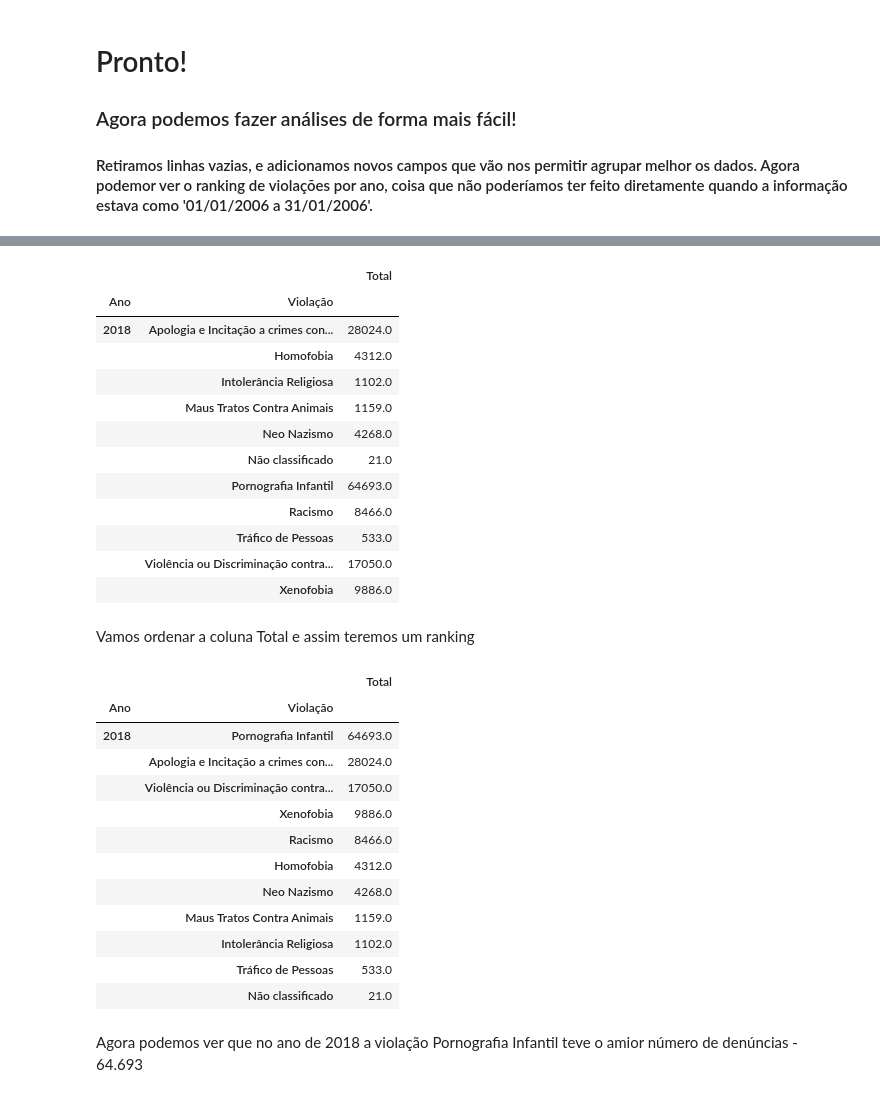
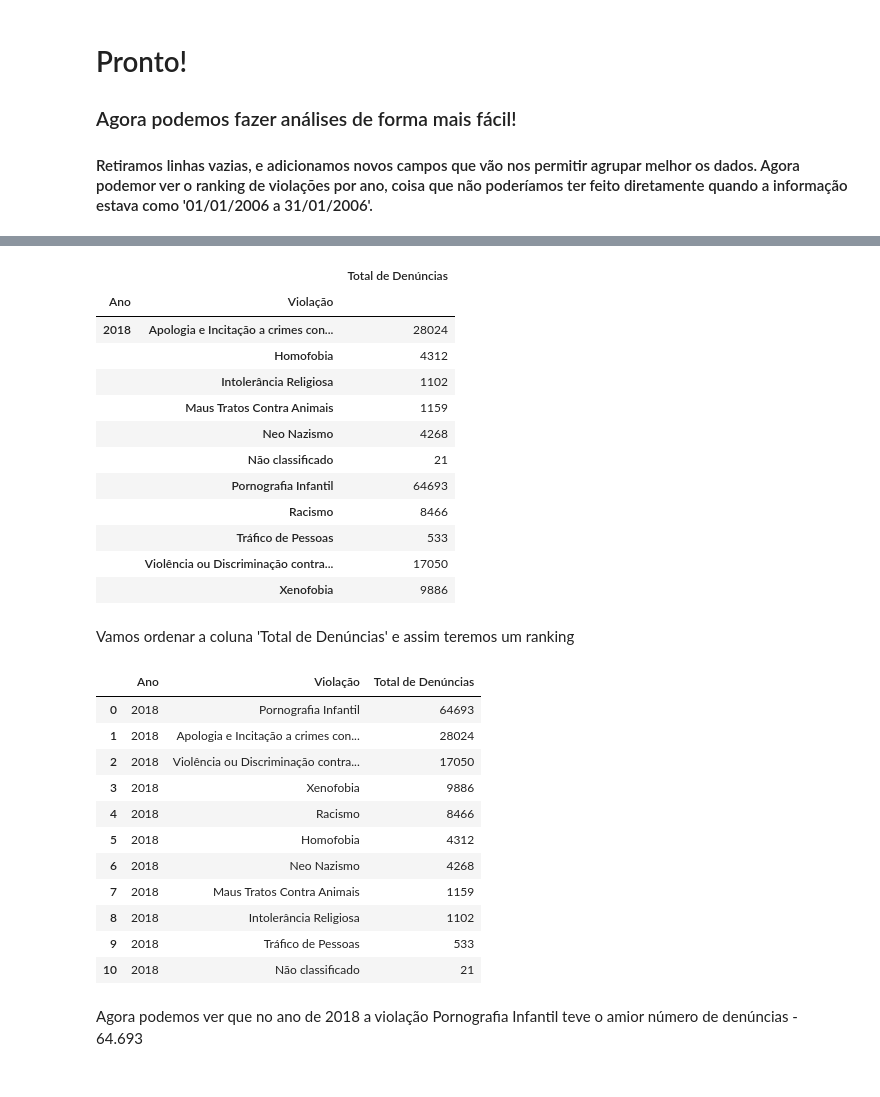
Before and after one commit to DeixeViver/eko-dados, a Jupyter notebook: Notebooks/tratamento_indicadores_cnd.ipynb, the cells around one changed output, grey strips where cells are left out. Drawn from its saved outputs; the diff is of its cells as text; code cells hidden in the pictures.

```diff
--- a/Notebooks/tratamento_indicadores_cnd.ipynb
+++ b/Notebooks/tratamento_indicadores_cnd.ipynb
@@ -418,0 +425,3 @@ cnd_idioma.head()
+# %%
+cnd_violacao = cnd_violacao.drop(columns=['Período', 'Únicas', 'Duplicadas', 'Início', 'Fim'])
+cnd_violacao.head(5)
@@ -418,0 +457,3 @@ cnd_idioma.head()
+# %%
+cnd_violacao = cnd_violacao.rename(columns={'Total': 'Total de Denúncias'})
+cnd_violacao.head(5)
@@ -418,0 +500,3 @@ cnd_idioma.head()
+# %%
+cnd_violacao['Total de Denúncias'] = cnd_violacao['Total de Denúncias'].astype(int)
+cnd_violacao.head(50)
@@ -444,38 +566,37 @@ violacoes_2018.head(15)
 # %%
-violacoes_2018_agrupadas = violacoes_2018[['Total', 'Ano', 'Violação']].groupby(['Ano', 'Violação']).sum()
+violacoes_2018_agrupadas = violacoes_2018[['Total de Denúncias', 'Ano', 'Violação']].groupby(['Ano', 'Violação']).sum()
 violacoes_2018_agrupadas
 # %% [output]
-|  |  | Total |
+|  |  | Total de Denúncias |
 | Ano | Violação |  |
-| 2018 | Apologia e Incitação a crimes con... | 28024.0 |
-|  | Homofobia | 4312.0 |
-|  | Intolerância Religiosa | 1102.0 |
-|  | Maus Tratos Contra Animais | 1159.0 |
-|  | Neo Nazismo | 4268.0 |
-|  | Não classificado | 21.0 |
-|  | Pornografia Infantil | 64693.0 |
-|  | Racismo | 8466.0 |
-|  | Tráfico de Pessoas | 533.0 |
-|  | Violência ou Discriminação contra... | 17050.0 |
-|  | Xenofobia | 9886.0 |
+| 2018 | Apologia e Incitação a crimes con... | 28024 |
+|  | Homofobia | 4312 |
+|  | Intolerância Religiosa | 1102 |
+|  | Maus Tratos Contra Animais | 1159 |
+|  | Neo Nazismo | 4268 |
+|  | Não classificado | 21 |
+|  | Pornografia Infantil | 64693 |
+|  | Racismo | 8466 |
+|  | Tráfico de Pessoas | 533 |
+|  | Violência ou Discriminação contra... | 17050 |
+|  | Xenofobia | 9886 |
 # %% [markdown]
-Vamos ordenar a coluna Total e assim teremos um ranking
+Vamos ordenar a coluna 'Total de Denúncias' e assim teremos um ranking
 # %%
-violacoes_2018_agrupadas.sort_values('Total', ascending=False)
+violacoes_2018_agrupadas.sort_values('Total de Denúncias', ascending=False).reset_index()
 # %% [output]
-|  |  | Total |
-| Ano | Violação |  |
-| 2018 | Pornografia Infantil | 64693.0 |
-|  | Apologia e Incitação a crimes con... | 28024.0 |
-|  | Violência ou Discriminação contra... | 17050.0 |
-|  | Xenofobia | 9886.0 |
-|  | Racismo | 8466.0 |
-|  | Homofobia | 4312.0 |
-|  | Neo Nazismo | 4268.0 |
-|  | Maus Tratos Contra Animais | 1159.0 |
-|  | Intolerância Religiosa | 1102.0 |
-|  | Tráfico de Pessoas | 533.0 |
-|  | Não classificado | 21.0 |
+|  | Ano | Violação | Total de Denúncias |
+| 0 | 2018 | Pornografia Infantil | 64693 |
+| 1 | 2018 | Apologia e Incitação a crimes con... | 28024 |
+| 2 | 2018 | Violência ou Discriminação contra... | 17050 |
+| 3 | 2018 | Xenofobia | 9886 |
+| 4 | 2018 | Racismo | 8466 |
+| 5 | 2018 | Homofobia | 4312 |
+| 6 | 2018 | Neo Nazismo | 4268 |
+| 7 | 2018 | Maus Tratos Contra Animais | 1159 |
+| 8 | 2018 | Intolerância Religiosa | 1102 |
+| 9 | 2018 | Tráfico de Pessoas | 533 |
+| 10 | 2018 | Não classificado | 21 |
 # %% [markdown]
 Agora podemos ver que no ano de 2018 a violação Pornografia Infantil teve o amior número de denúncias - 64.693
 # %% [markdown]
```
Also changed, not shown: parts of 15 cells of this notebook.
